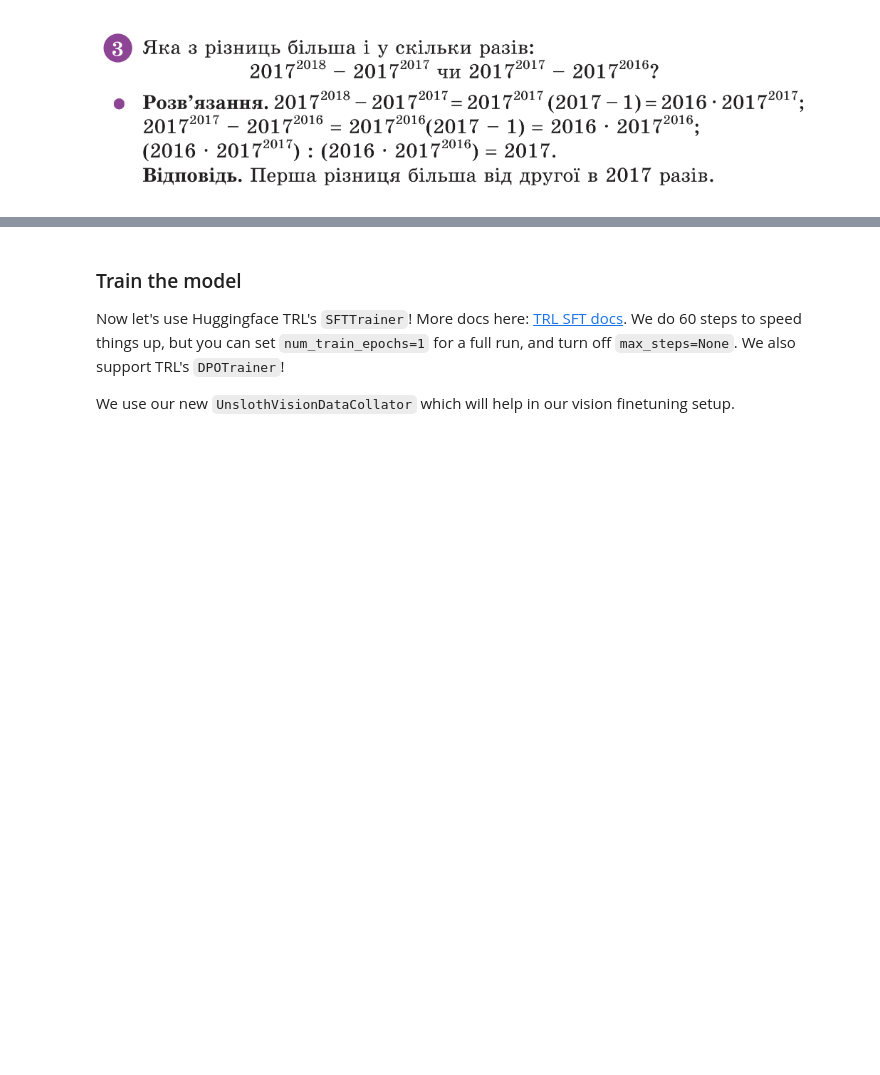
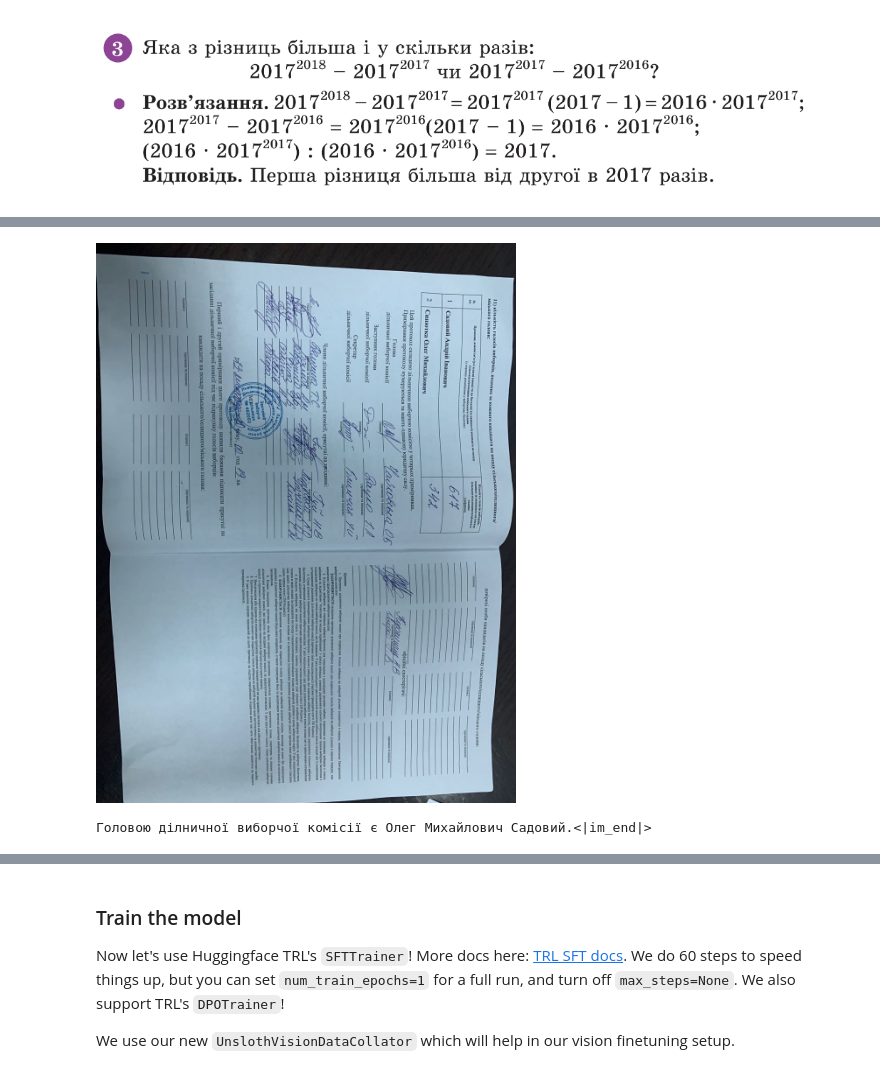
Before and after one commit to ansu0122/ucu-mt, a Jupyter notebook: src/ucu-mt_ Qwen2 Vision Finetuning Unsloth - Maths OCR.ipynb, the cells around one changed output, grey strips where cells are left out. Cells and saved outputs as stored; diff of their text form; code cells hidden in the pictures; blank space fills up the shorter version.

```diff
--- a/src/ucu-mt_ Qwen2 Vision Finetuning Unsloth - Maths OCR.ipynb
+++ b/src/ucu-mt_ Qwen2 Vision Finetuning Unsloth - Maths OCR.ipynb
@@ -281,0 +343,32 @@ output = model.generate(**inputs, streamer = text_streamer, max_new_tokens = 512
+# %%
+from PIL import Image
+
+image_path = "../dataset/protocols/22.jpeg"
+image = Image.open(image_path)
+image.show()
+# %% [output]
+[figure, added]
+# %%
+# instruction = "Напиши xml представлення таблиці"
+instruction = "Хто голова ділничної виборчої комісії?"
+
+messages = [
+    {"role": "user", "content": [
+        {"type": "image"},
+        {"type": "text", "text": instruction}
+    ]}
+]
+input_text = tokenizer.apply_chat_template(messages, add_generation_prompt = True)
+inputs = tokenizer(
+    image,
+    input_text,
+    add_special_tokens = False,
+    return_tensors = "pt",
+).to("cuda")
+
+from transformers import TextStreamer
+text_streamer = TextStreamer(tokenizer, skip_prompt = True)
+output = model.generate(**inputs, streamer = text_streamer, max_new_tokens = 2048,
+                   use_cache = True, temperature = 1.5, min_p = 0.1)
+# %% [output]
+Головою ділничної виборчої комісії є Олег Михайлович Садовий.<|im_end|>
```
Also changed, not shown: parts of 9 cells of this notebook, 3 other files.
